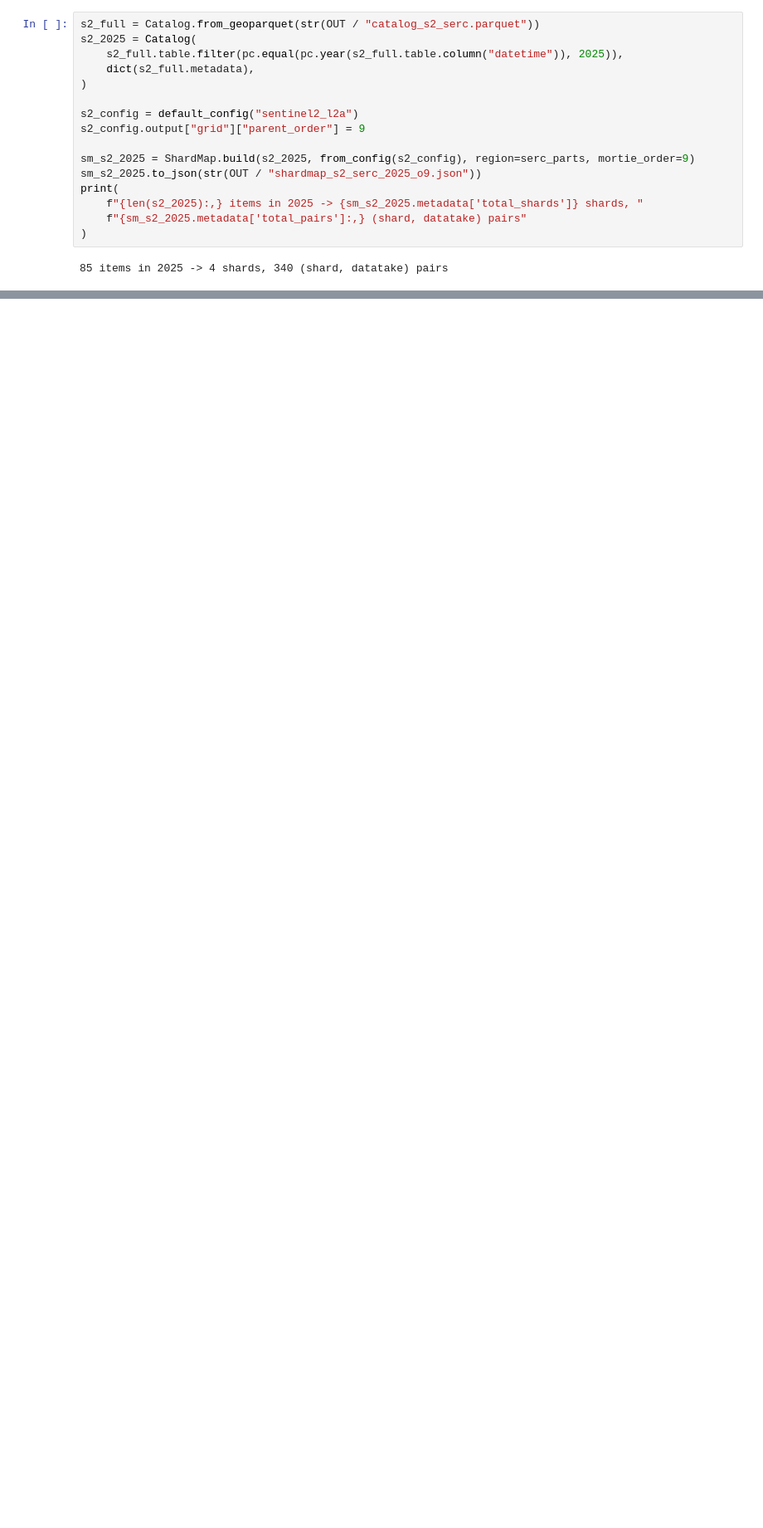
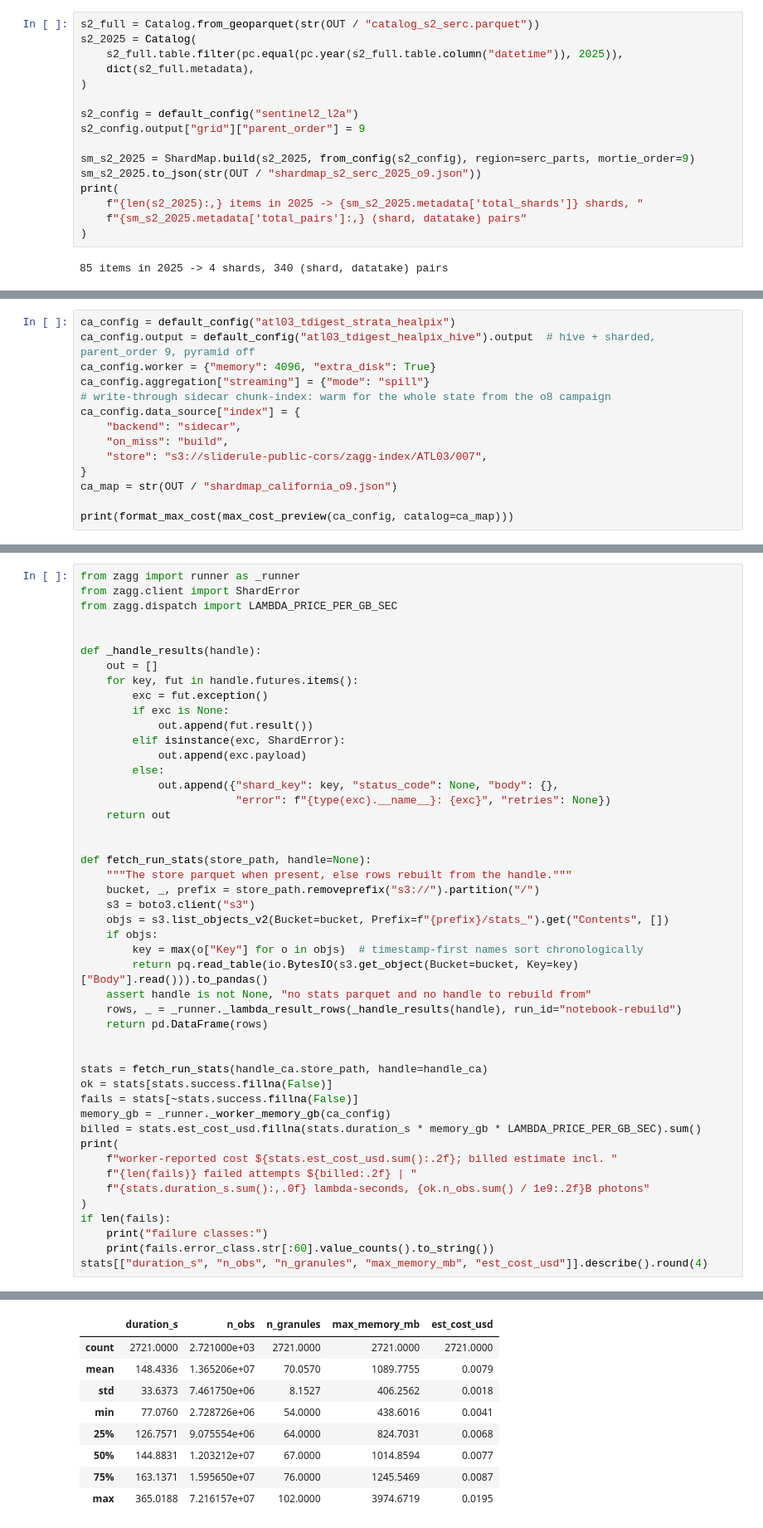
Before and after one commit to englacial/magg, a Jupyter notebook: demo/02_write.ipynb, the cells around one changed output, grey strips where cells are left out. Shown at 83% size. Saved outputs shown, nothing was run; the diff lists cells and outputs as text; blank space fills up the shorter version.

```diff
--- a/demo/02_write.ipynb
+++ b/demo/02_write.ipynb
@@ -679,0 +601,14 @@ pd.Series(timings, name="seconds").to_frame()
+# %%
+ca_config = default_config("atl03_tdigest_strata_healpix")
+ca_config.output = default_config("atl03_tdigest_healpix_hive").output  # hive + sharded, parent_order 9, pyramid off
+ca_config.worker = {"memory": 4096, "extra_disk": True}
+ca_config.aggregation["streaming"] = {"mode": "spill"}
+# write-through sidecar chunk-index: warm for the whole state from the o8 campaign
+ca_config.data_source["index"] = {
+    "backend": "sidecar",
+    "on_miss": "build",
+    "store": "s3://sliderule-public-cors/zagg-index/ATL03/007",
+}
+ca_map = str(OUT / "shardmap_california_o9.json")
+
+print(format_max_cost(max_cost_preview(ca_config, catalog=ca_map)))
@@ -679,0 +660,48 @@ pd.Series(timings, name="seconds").to_frame()
+# %%
+from zagg import runner as _runner
+from zagg.client import ShardError
+from zagg.dispatch import LAMBDA_PRICE_PER_GB_SEC
+
+
+def _handle_results(handle):
+    out = []
+    for key, fut in handle.futures.items():
+        exc = fut.exception()
+        if exc is None:
+            out.append(fut.result())
+        elif isinstance(exc, ShardError):
+            out.append(exc.payload)
+        else:
+            out.append({"shard_key": key, "status_code": None, "body": {},
+                        "error": f"{type(exc).__name__}: {exc}", "retries": None})
+    return out
+
+
+def fetch_run_stats(store_path, handle=None):
+    """The store parquet when present, else rows rebuilt from the handle."""
+    bucket, _, prefix = store_path.removeprefix("s3://").partition("/")
+    s3 = boto3.client("s3")
+    objs = s3.list_objects_v2(Bucket=bucket, Prefix=f"{prefix}/stats_").get("Contents", [])
+    if objs:
+        key = max(o["Key"] for o in objs)  # timestamp-first names sort chronologically
+        return pq.read_table(io.BytesIO(s3.get_object(Bucket=bucket, Key=key)["Body"].read())).to_pandas()
+    assert handle is not None, "no stats parquet and no handle to rebuild from"
+    rows, _ = _runner._lambda_result_rows(_handle_results(handle), run_id="notebook-rebuild")
+    return pd.DataFrame(rows)
+
+
+stats = fetch_run_stats(handle_ca.store_path, handle=handle_ca)
+ok = stats[stats.success.fillna(False)]
+fails = stats[~stats.success.fillna(False)]
+memory_gb = _runner._worker_memory_gb(ca_config)
+billed = stats.est_cost_usd.fillna(stats.duration_s * memory_gb * LAMBDA_PRICE_PER_GB_SEC).sum()
+print(
+    f"worker-reported cost ${stats.est_cost_usd.sum():.2f}; billed estimate incl. "
+    f"{len(fails)} failed attempts ${billed:.2f} | "
+    f"{stats.duration_s.sum():,.0f} lambda-seconds, {ok.n_obs.sum() / 1e9:.2f}B photons"
+)
+if len(fails):
+    print("failure classes:")
+    print(fails.error_class.str[:60].value_counts().to_string())
+stats[["duration_s", "n_obs", "n_granules", "max_memory_mb", "est_cost_usd"]].describe().round(4)
+# %% [output]
@@ -679,0 +709,9 @@ pd.Series(timings, name="seconds").to_frame()
+|  | duration_s | n_obs | n_granules | max_memory_mb | est_cost_usd |
+| count | 2721.0000 | 2.721000e+03 | 2721.0000 | 2721.0000 | 2721.0000 |
+| mean | 148.4336 | 1.365206e+07 | 70.0570 | 1089.7755 | 0.0079 |
+| std | 33.6373 | 7.461750e+06 | 8.1527 | 406.2562 | 0.0018 |
+| min | 77.0760 | 2.728726e+06 | 54.0000 | 438.6016 | 0.0041 |
+| 25% | 126.7571 | 9.075554e+06 | 64.0000 | 824.7031 | 0.0068 |
+| 50% | 144.8831 | 1.203212e+07 | 67.0000 | 1014.8594 | 0.0077 |
+| 75% | 163.1371 | 1.595650e+07 | 76.0000 | 1245.5469 | 0.0087 |
+| max | 365.0188 | 7.216157e+07 | 102.0000 | 3974.6719 | 0.0195 |
```
Also changed, not shown: parts of 41 cells of this notebook, 8 other files.
